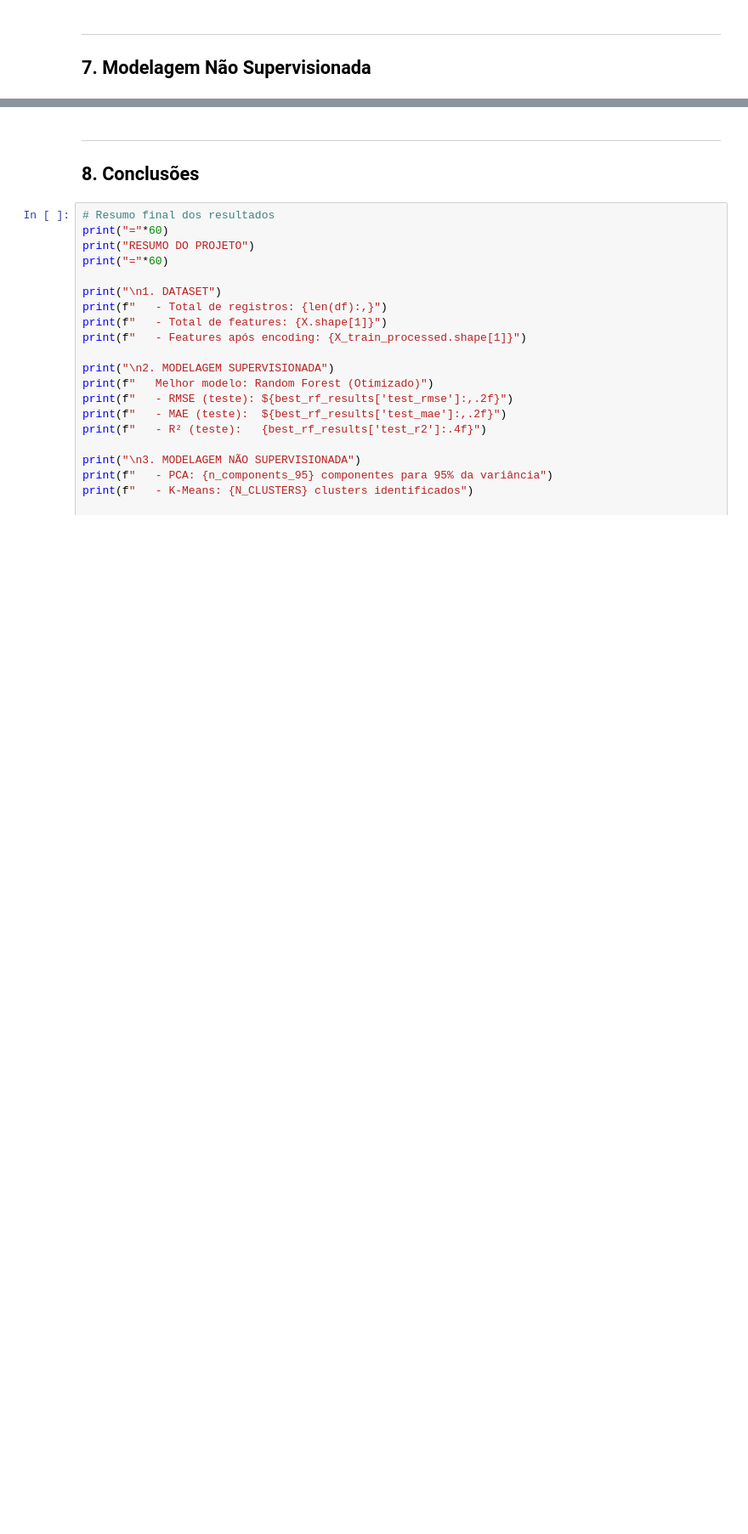
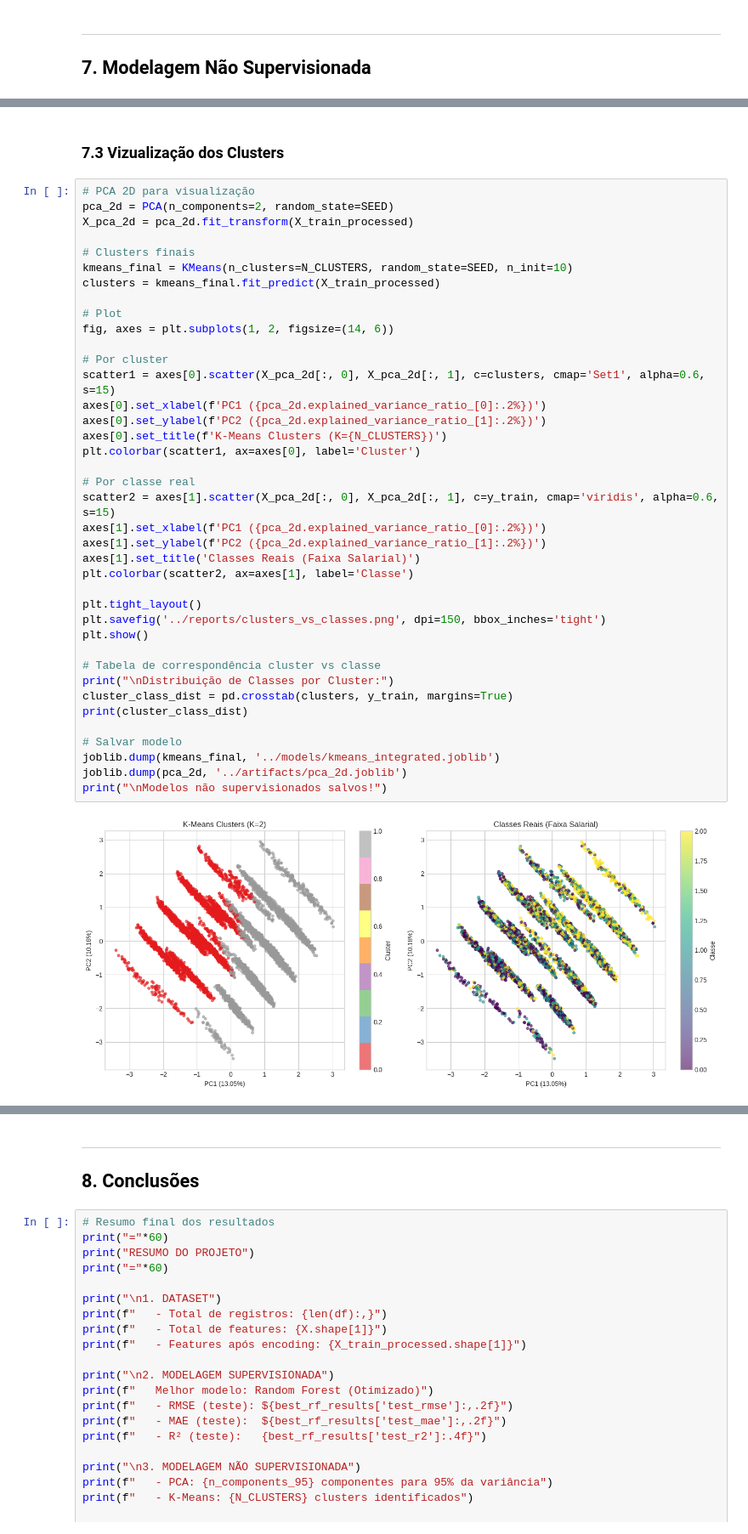
Before and after one commit to JaumGabriell/testesC318, a Jupyter notebook: notebooks/main_analysis.ipynb, the cells around one changed output, grey strips where cells are left out. Shown at 85% size. Saved outputs shown, nothing was run; the diff lists cells and outputs as text; blank space fills up the shorter version.

```diff
--- a/notebooks/main_analysis.ipynb
+++ b/notebooks/main_analysis.ipynb
@@ -1434,0 +1518,43 @@ print("Modelos não supervisionados salvos!")
+# %% [markdown]
+### 7.3 Vizualização dos Clusters
+# %%
+# PCA 2D para visualização
+pca_2d = PCA(n_components=2, random_state=SEED)
+X_pca_2d = pca_2d.fit_transform(X_train_processed)
+
+# Clusters finais
+kmeans_final = KMeans(n_clusters=N_CLUSTERS, random_state=SEED, n_init=10)
+clusters = kmeans_final.fit_predict(X_train_processed)
+
+# Plot
+fig, axes = plt.subplots(1, 2, figsize=(14, 6))
+
+# Por cluster
+scatter1 = axes[0].scatter(X_pca_2d[:, 0], X_pca_2d[:, 1], c=clusters, cmap='Set1', alpha=0.6, s=15)
+axes[0].set_xlabel(f'PC1 ({pca_2d.explained_variance_ratio_[0]:.2%})')
+axes[0].set_ylabel(f'PC2 ({pca_2d.explained_variance_ratio_[1]:.2%})')
+axes[0].set_title(f'K-Means Clusters (K={N_CLUSTERS})')
+plt.colorbar(scatter1, ax=axes[0], label='Cluster')
+
+# Por classe real
+scatter2 = axes[1].scatter(X_pca_2d[:, 0], X_pca_2d[:, 1], c=y_train, cmap='viridis', alpha=0.6, s=15)
+axes[1].set_xlabel(f'PC1 ({pca_2d.explained_variance_ratio_[0]:.2%})')
+axes[1].set_ylabel(f'PC2 ({pca_2d.explained_variance_ratio_[1]:.2%})')
+axes[1].set_title('Classes Reais (Faixa Salarial)')
+plt.colorbar(scatter2, ax=axes[1], label='Classe')
+
+plt.tight_layout()
+plt.savefig('../reports/clusters_vs_classes.png', dpi=150, bbox_inches='tight')
+plt.show()
+
+# Tabela de correspondência cluster vs classe
+print("\nDistribuição de Classes por Cluster:")
+cluster_class_dist = pd.crosstab(clusters, y_train, margins=True)
+print(cluster_class_dist)
+
+# Salvar modelo
+joblib.dump(kmeans_final, '../models/kmeans_integrated.joblib')
+joblib.dump(pca_2d, '../artifacts/pca_2d.joblib')
+print("\nModelos não supervisionados salvos!")
+# %% [output]
+[figure, added]
```
Also changed, not shown: parts of 23 cells of this notebook, 3 other files.
